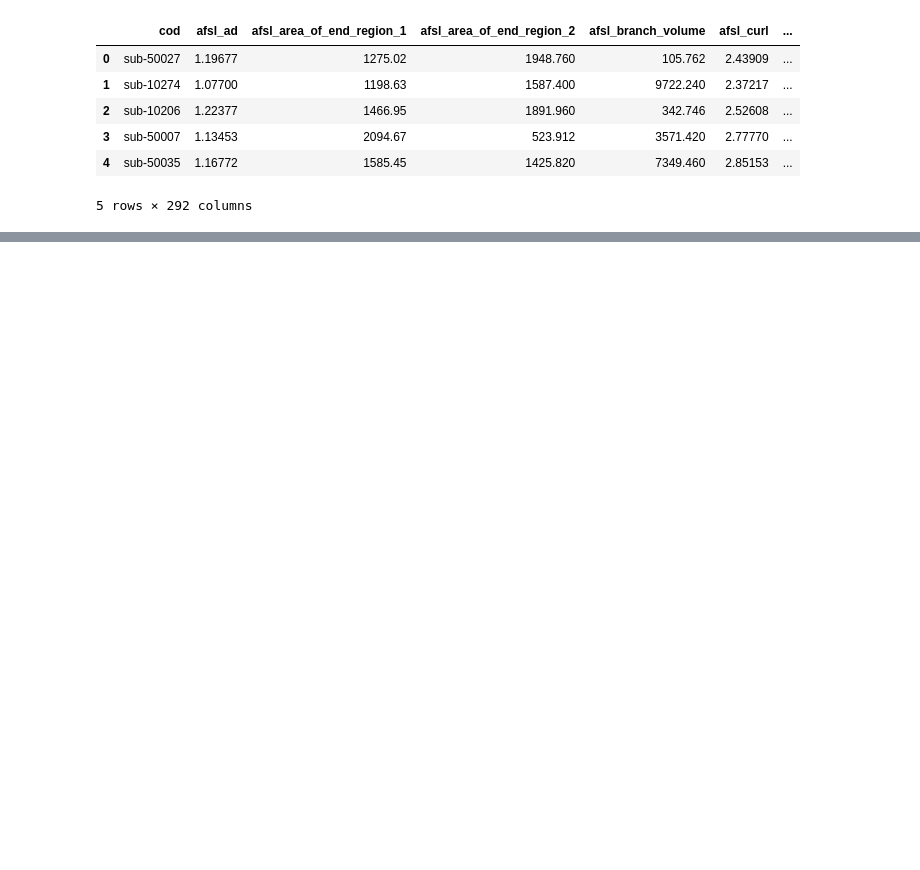
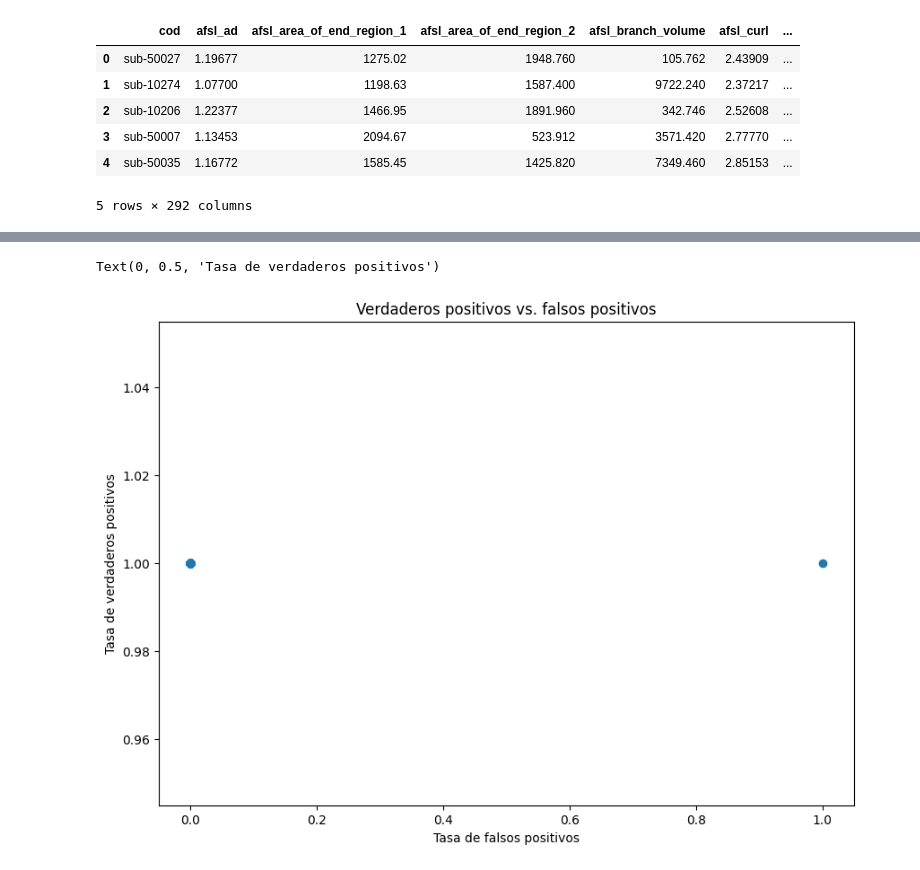
Before and after one commit to brainhack-school2023/galvan_project, a Jupyter notebook: src/dataset_reduction.ipynb, the cells around one changed output, grey strips where cells are left out. Drawn from its saved outputs; the diff is of its cells as text; code cells hidden in the pictures; blank space fills up the shorter version.

```diff
--- a/src/dataset_reduction.ipynb
+++ b/src/dataset_reduction.ipynb
@@ -55,0 +136,20 @@ print(efs.best_score_)
+# %%
+Ts = np.arange(0,1,0.001) # T va desde 0 a 1 en pasos de 0.001
+TPRs = []  # lista donde van a ir a parar mis tasas de verdaderos positivos
+FPRs = []  # lista donde van a ir a parar mis tasas de falsos positivos
+for T in Ts: # recorre los umbrales en la lista Ts
+  ypred = np.zeros(probas.shape[0]) # armamos un vector que tiene todos ceros y tiene la longitud del vector de etiquetas
+  ypred[probas[:,1]>T] = 1 # donde la probabilidad es mayor que T, ponemos 1
+  cm = confusion_matrix(ypred, y) # metemos en la matriz de confusion
+  metricas = TPR_FPR(cm) # calculamos las metricas con la función definida más arriba
+  TPRs.append(metricas[0]) # guardamos los resultados en las listas respectivas
+  FPRs.append(metricas[1])
+
+fig, ax = plt.subplots(figsize = (10,7))
+ax.set_title('Verdaderos positivos vs. falsos positivos')
+ax.scatter(FPRs,TPRs)
+ax.set_xlabel('Tasa de falsos positivos') # Etiqueta del eje x
+ax.set_ylabel('Tasa de verdaderos positivos') # Etiqueta del eje y
+# %% [output]
+Text(0, 0.5, 'Tasa de verdaderos positivos')
+[figure, added]
```
Also changed, not shown: parts of 29 cells of this notebook.
